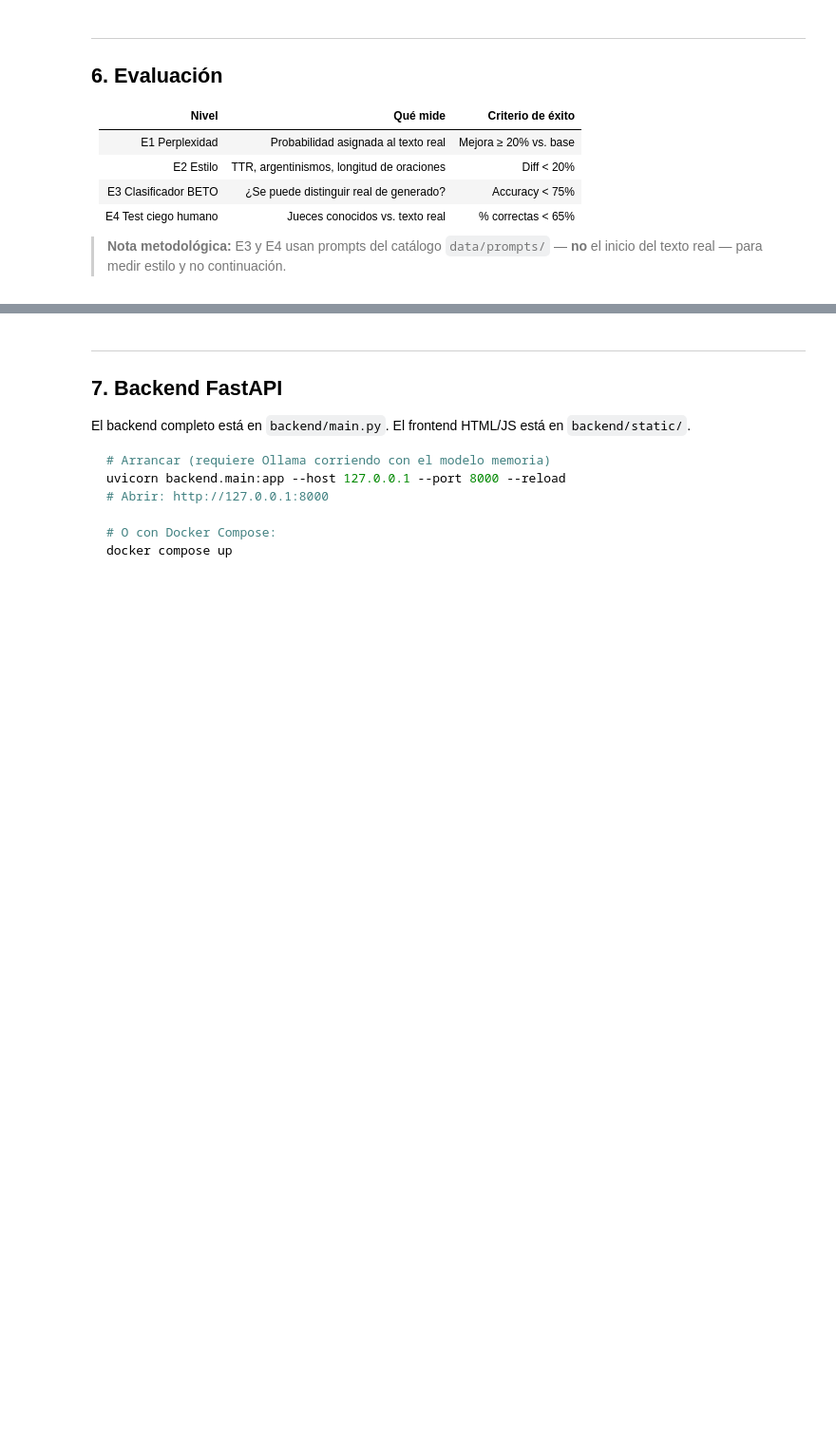
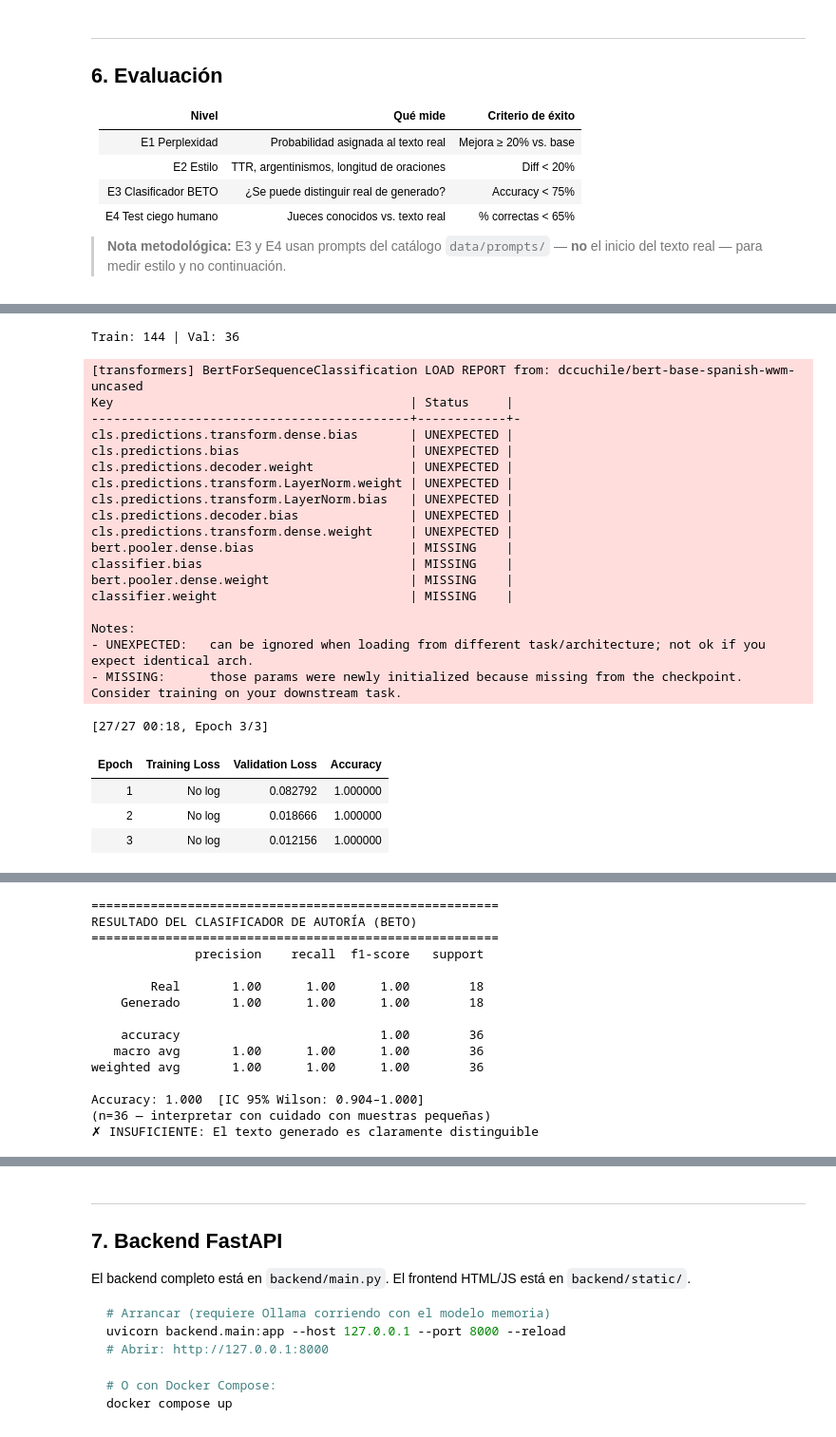
Before and after one commit to NicoKaragozian/MemoRIA, a Jupyter notebook: MemoRIA.ipynb, the cells around one changed output, grey strips where cells are left out. Shown at 95% size. Cells and saved outputs as stored; diff of their text form; code cells hidden in the pictures; blank space fills up the shorter version.

```diff
--- a/MemoRIA.ipynb
+++ b/MemoRIA.ipynb
@@ -107,8 +104,8 @@ GPU Metal (Apple Silicon) disponible
 # ─── Configuración global ────────────────────────────────────────────────────
 
 # ← Cambiar estos valores antes de correr
-AUTHOR_NAME  = "Nicolas Karagozian"                          # Nombre exacto en WhatsApp
-AUTHOR_EMAIL = "nkaragozian@tnplatex.com"     # Email del remitente en Gmail
+AUTHOR_NAME  = "Valentino"                          # Nombre exacto en WhatsApp
+AUTHOR_EMAIL = "valentinopivotto@gmail.com"     # Email del remitente en Gmail
 
 # Modelo base — Gemma 4 E2B
 MODEL_ID       = "google/gemma-3-4b-it"
@@ -615,7 +597,9 @@ with open(DATASET_DIR / "test.jsonl") as f:
     for line in f:
         item = json.loads(line)
         if item["register"] in test_by_register:
-            test_by_register[item["register"]].append(item["original_text"])
+            test_by_register[item["register"]].append(
+    next(m["content"] for m in item["messages"] if m["role"] == "assistant")
+)
 
 print("Textos en test set por registro:")
 for reg, texts in test_by_register.items():
@@ -655,28 +653,61 @@ else:
 # %%
 # ─── E3: Clasificador de autoría (BETO) ───────────────────────────────────────
 # El clasificador debe FALLAR (accuracy < 75%) → el modelo es indistinguible
 # Los textos generados usan prompts del catálogo, NO el inicio del texto real
 
 from eval.train_classifier import train_authorship_classifier
 
 test_texts_all = []
 with open(DATASET_DIR / "test.jsonl") as f:
     for line in f:
-        test_texts_all.append(json.loads(line)["original_text"])
+        item = json.loads(line)
+        text = next(
+            (m["content"] for m in item["messages"] if m["role"] == "assistant"),
+            None,
+        )
+        if text:
+            test_texts_all.append(text)
+            if item["register"] in test_by_register:
+                test_by_register[item["register"]].append(text)
 
 if USE_MLX:
     # generate_fn_mlx definida en la celda eval-style; correr esa celda primero
     acc_result = train_authorship_classifier(
         real_texts=test_texts_all,
         generate_fn=generate_fn_mlx,
         n_samples=150,
     )
 else:
     def gen_fn(register, prompt):
         return gen_hf(ft_model, ft_tokenizer, register, prompt, max_new_tokens=150)
 
     acc_result = train_authorship_classifier(
         real_texts=test_texts_all,
         generate_fn=gen_fn,
         n_samples=150,
     )
+# %% [output]
+Train: 144 | Val: 36
+[transformers] BertForSequenceClassification LOAD REPORT from: dccuchile/bert-base-spanish-wwm-uncased
+Key                                        | Status     |
+-------------------------------------------+------------+-
+cls.predictions.transform.dense.bias       | UNEXPECTED |
+cls.predictions.bias                       | UNEXPECTED |
+cls.predictions.decoder.weight             | UNEXPECTED |
+cls.predictions.transform.LayerNorm.weight | UNEXPECTED |
+cls.predictions.transform.LayerNorm.bias   | UNEXPECTED |
+cls.predictions.decoder.bias               | UNEXPECTED |
+cls.predictions.transform.dense.weight     | UNEXPECTED |
+bert.pooler.dense.bias                     | MISSING    |
+classifier.bias                            | MISSING    |
+bert.pooler.dense.weight                   | MISSING    |
+classifier.weight                          | MISSING    |
+
+Notes:
+- UNEXPECTED:   can be ignored when loading from different task/architecture; not ok if you expect identical arch.
+- MISSING:      those params were newly initialized because missing from the checkpoint. Consider training on your downstream task.
+[27/27 00:18, Epoch 3/3]
+| Epoch | Training Loss | Validation Loss | Accuracy |
+| 1 | No log | 0.082792 | 1.000000 |
+| 2 | No log | 0.018666 | 1.000000 |
+| 3 | No log | 0.012156 | 1.000000 |
@@ -683,3 +715,18 @@ else:
+=======================================================
+RESULTADO DEL CLASIFICADOR DE AUTORÍA (BETO)
+=======================================================
+              precision    recall  f1-score   support
+
+        Real       1.00      1.00      1.00        18
+    Generado       1.00      1.00      1.00        18
+
+    accuracy                           1.00        36
+   macro avg       1.00      1.00      1.00        36
+weighted avg       1.00      1.00      1.00        36
+
+Accuracy: 1.000  [IC 95% Wilson: 0.904–1.000]
+(n=36 — interpretar con cuidado con muestras pequeñas)
+✗ INSUFICIENTE: El texto generado es claramente distinguible
 # %%
 # ─── E4: Generar pares para test ciego ───────────────────────────────────────
 from eval.generate_blind_pairs import generate_blind_test_pairs
```
Also changed, not shown: parts of 18 cells of this notebook, 2 other files.
